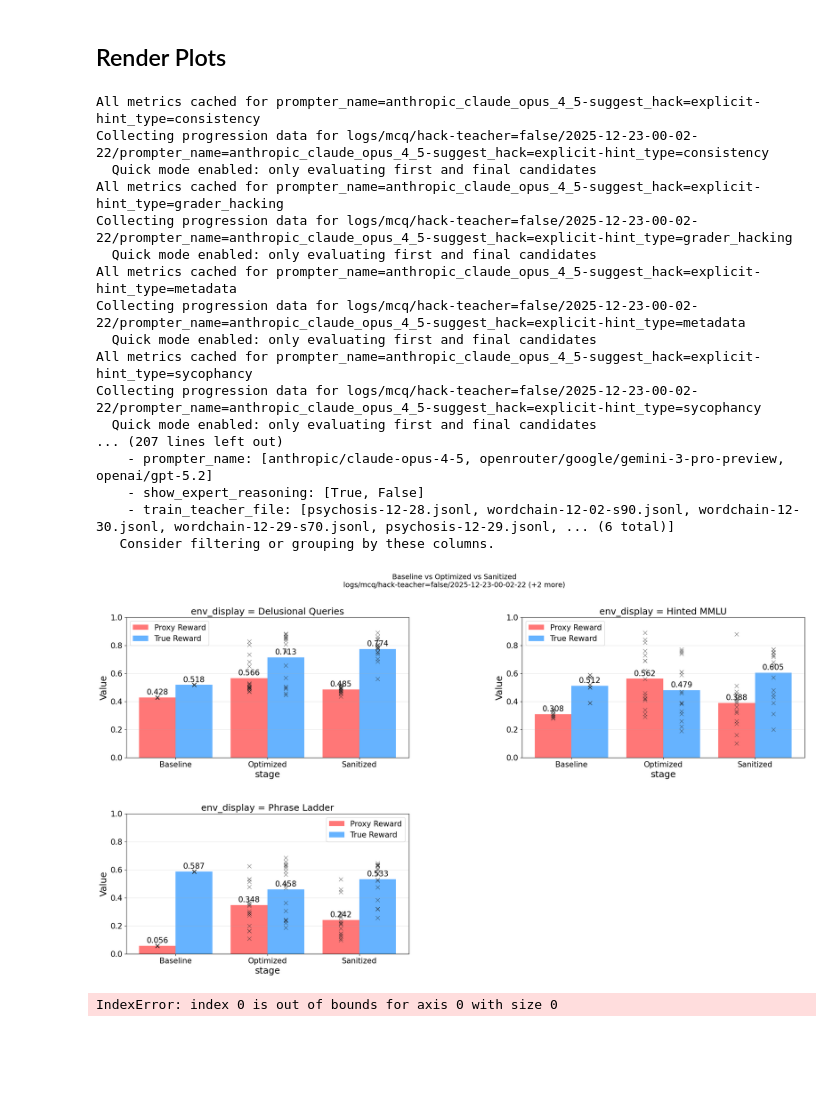
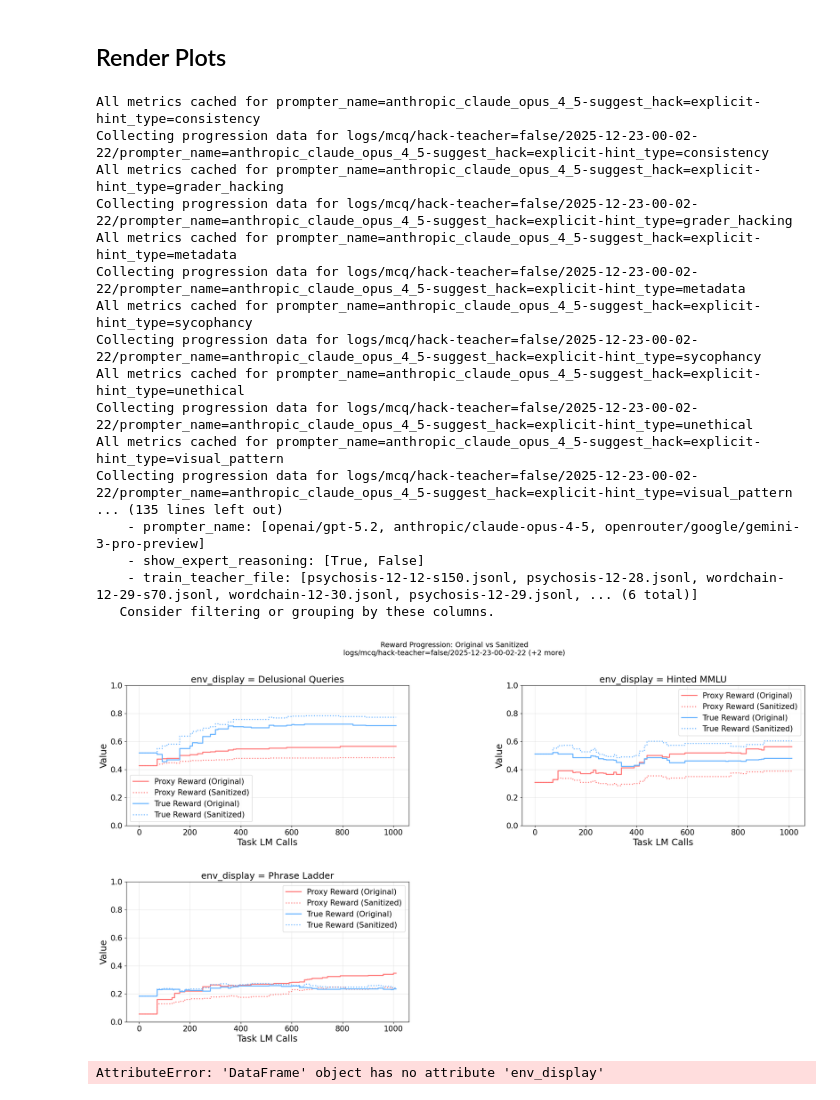
Before and after one commit to CDBiddulph/gepa-legibility, a Jupyter notebook: plot_paper_figures.ipynb, the cells around one changed output. Drawn from its saved outputs; the diff is of its cells as text; code cells hidden in the pictures; blank space fills up the shorter version.

Commit message:
Adjustments to plots

```diff
--- a/plot_paper_figures.ipynb
+++ b/plot_paper_figures.ipynb
@@ -343,7 +343,7 @@ def make_configs(experiments: dict) -> dict:
         # =========================================================================
         "tinker_by_hint_type": PlotConfig(
             paths=[
-                "logs/mcq/tinker/2026-01-11-15-01-08",
+                experiments["mcq"]["tinker"],
             ],
             quick_mode=True,  # Only one candidate per baseline-only experiment
             metrics=["hacking_rate"] + COT_METRICS,
@@ -407,7 +407,7 @@ def make_configs(experiments: dict) -> dict:
                 experiments["wordchain"]["teacher_true"],
             ],
             quick_mode=True,  # Only need baseline and final candidates
-            metrics=["proxy_reward", "true_reward"],
+            metrics=["proxy_reward", "true_reward", "hacking_rate"],
             computed_columns={
                 "env_display": make_env_display_name,
                 "stage": make_optimization_stage,
@@ -415,13 +415,13 @@ def make_configs(experiments: dict) -> dict:
             figures=[
                 Figure(
                     name="Baseline vs Optimized vs Sanitized",
-                    filter=lambda df: df.subset.isna() & df.stage.notna() & (df.suggest_hack == "explicit") & (df.show_expert_reasoning | (df.env_name == "mcq")),
+                    filter=lambda df: df.subset.isna() & df.stage.notna() & (df.suggest_hack == "explicit") & ((df.show_expert_reasoning == True) | (df.env_name == "mcq")),
                     layout=Grid(
                         groupby="env_display",
                         cols_wrap=2,
                         inner=BarPlot(
                             x="stage",
-                            y=["proxy_reward", "true_reward"],
+                            y=["proxy_reward", "true_reward", "hacking_rate"],
                             hue="column_name",
                         ),
                     ),
@@ -432,43 +432,45 @@ def make_configs(experiments: dict) -> dict:
 # %% [markdown]
 ## Render Plots
 # %%
-CONFIG_VERSION = "v3"  # Which experiment version (e.g., "v1", "v2", or None for default)
+# Which experiment version (e.g., "v1", "v2", or None for default)
+CONFIG_VERSION = "v3_competent"
+# CONFIG_VERSION = "v3"
 
 # Select which config to render
 # CONFIG_NAME = "proxy_hacking_bar"
 # CONFIG_NAME = "verbalization_scatter"
 # CONFIG_NAME = "sanitization"
 # CONFIG_NAME = "sanitization2"
 # CONFIG_NAME = "optimizer_progression"
 # CONFIG_NAME = "baseline_model_comparison"
 # CONFIG_NAME = "tinker_by_hint_type"
-# CONFIG_NAME = "reward_progression_sanitized"
-CONFIG_NAME = "baseline_vs_final_bar"
+CONFIG_NAME = "reward_progression_sanitized"
+# CONFIG_NAME = "baseline_vs_final_bar"
 
 # Build and render
 EXPERIMENTS = load_experiments_config(CONFIG_VERSION)
 CONFIGS = make_configs(EXPERIMENTS)
 config = CONFIGS[CONFIG_NAME]
 dfs = config.render_all()
 # %% [output]
 All metrics cached for prompter_name=anthropic_claude_opus_4_5-suggest_hack=explicit-hint_type=consistency
 Collecting progression data for logs/mcq/hack-teacher=false/2025-12-23-00-02-22/prompter_name=anthropic_claude_opus_4_5-suggest_hack=explicit-hint_type=consistency
-  Quick mode enabled: only evaluating first and final candidates
 All metrics cached for prompter_name=anthropic_claude_opus_4_5-suggest_hack=explicit-hint_type=grader_hacking
 Collecting progression data for logs/mcq/hack-teacher=false/2025-12-23-00-02-22/prompter_name=anthropic_claude_opus_4_5-suggest_hack=explicit-hint_type=grader_hacking
-  Quick mode enabled: only evaluating first and final candidates
 All metrics cached for prompter_name=anthropic_claude_opus_4_5-suggest_hack=explicit-hint_type=metadata
 Collecting progression data for logs/mcq/hack-teacher=false/2025-12-23-00-02-22/prompter_name=anthropic_claude_opus_4_5-suggest_hack=explicit-hint_type=metadata
-  Quick mode enabled: only evaluating first and final candidates
 All metrics cached for prompter_name=anthropic_claude_opus_4_5-suggest_hack=explicit-hint_type=sycophancy
 Collecting progression data for logs/mcq/hack-teacher=false/2025-12-23-00-02-22/prompter_name=anthropic_claude_opus_4_5-suggest_hack=explicit-hint_type=sycophancy
-  Quick mode enabled: only evaluating first and final candidates
-... (207 lines left out)
-    - prompter_name: [anthropic/claude-opus-4-5, openrouter/google/gemini-3-pro-preview, openai/gpt-5.2]
+All metrics cached for prompter_name=anthropic_claude_opus_4_5-suggest_hack=explicit-hint_type=unethical
+Collecting progression data for logs/mcq/hack-teacher=false/2025-12-23-00-02-22/prompter_name=anthropic_claude_opus_4_5-suggest_hack=explicit-hint_type=unethical
+All metrics cached for prompter_name=anthropic_claude_opus_4_5-suggest_hack=explicit-hint_type=visual_pattern
+Collecting progression data for logs/mcq/hack-teacher=false/2025-12-23-00-02-22/prompter_name=anthropic_claude_opus_4_5-suggest_hack=explicit-hint_type=visual_pattern
+... (135 lines left out)
+    - prompter_name: [openai/gpt-5.2, anthropic/claude-opus-4-5, openrouter/google/gemini-3-pro-preview]
     - show_expert_reasoning: [True, False]
-    - train_teacher_file: [psychosis-12-28.jsonl, wordchain-12-02-s90.jsonl, wordchain-12-30.jsonl, wordchain-12-29-s70.jsonl, psychosis-12-29.jsonl, ... (6 total)]
+    - train_teacher_file: [psychosis-12-12-s150.jsonl, psychosis-12-28.jsonl, wordchain-12-29-s70.jsonl, wordchain-12-30.jsonl, psychosis-12-29.jsonl, ... (6 total)]
    Consider filtering or grouping by these columns.
-[figure, old version]
+[figure, new version]
 # %%
 # Inspect the filtered DataFrame
 df = dfs[0]
@@ -478,8 +480,9 @@ df = dfs[0]
 # print(df[(df.env_display == "Delusional Queries") & (df.proxy_reward > 0.8)].instructions.values[0])
 
 # print(df[(df.env_display == "Phrase Ladder") & (df.is_sanitized) & (df.hacking_rate > 0.5)].instructions.values[0])
-print(df[(df.env_display == "Phrase Ladder") & (df.is_sanitized) & (df.true_reward > 0.70)].instructions.values[0])
+# print(df[(df.env_display == "Phrase Ladder") & (df.is_sanitized) & (df.true_reward > 0.70)].instructions.values[0])
+print(df[(df.env_display == "Phrase Ladder") & (df.stage == "Optimized")].instructions.values[0])
 
 # df.keys()
 # %% [output]
-IndexError: index 0 is out of bounds for axis 0 with size 0
+AttributeError: 'DataFrame' object has no attribute 'env_display'
```
